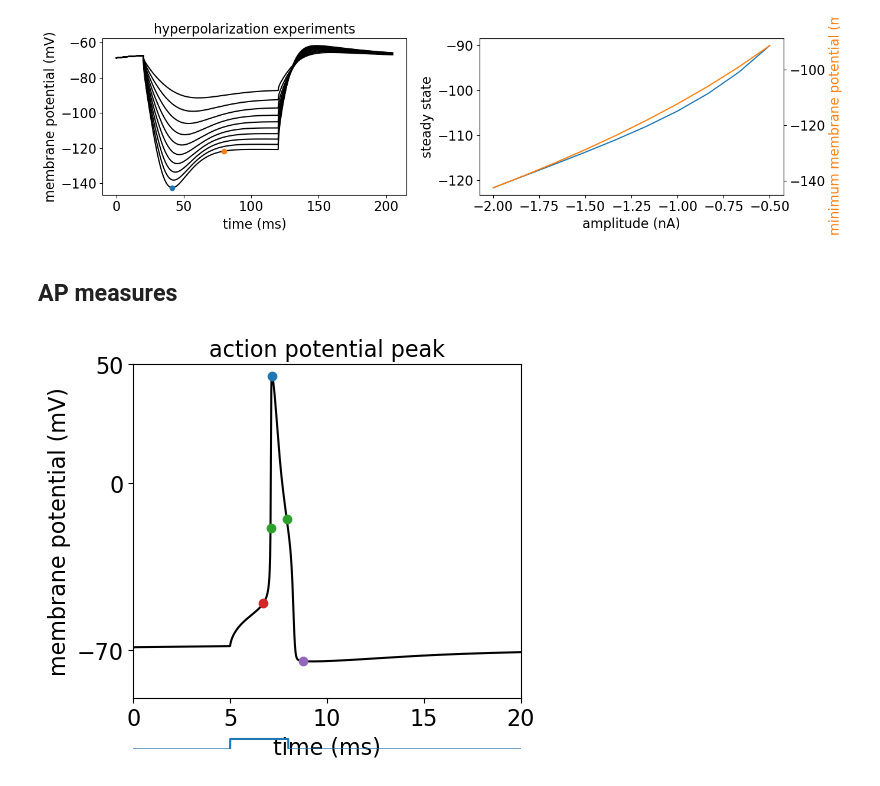
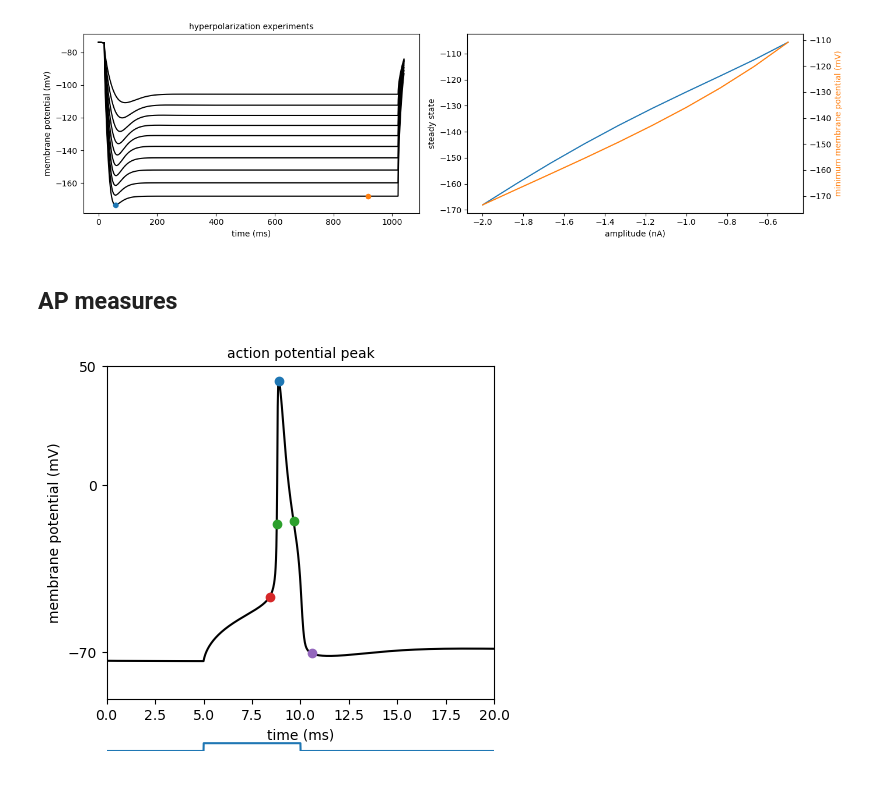
Before and after one commit to jonescompneurolab/hnn-tuning, a Jupyter notebook: new_cells_dev/cells/l23_compare_allensdk.ipynb, the cells around one changed output. Saved outputs shown, nothing was run; the diff lists cells and outputs as text; code cells hidden in the pictures.

```diff
--- a/new_cells_dev/cells/l23_compare_allensdk.ipynb
+++ b/new_cells_dev/cells/l23_compare_allensdk.ipynb
@@ -36,10 +36,10 @@ from hay_mechs_utils import linear_gbar
 
 plt.rcParams['svg.fonttype'] = 'none'
 # Set global font sizes
-plt.rcParams['font.size'] = 16          # Default text size
-plt.rcParams['axes.titlesize'] = 16      # Title size
-plt.rcParams['axes.labelsize'] = 16      # Axis labels (xlabel, ylabel)
-plt.rcParams['xtick.labelsize'] = 16    # X-axis tick labels
-plt.rcParams['ytick.labelsize'] = 16     # Y-axis tick labels
-plt.rcParams['legend.fontsize'] = 16     # Legend text
+plt.rcParams['font.size'] = 10          # Default text size
+plt.rcParams['axes.titlesize'] = 10      # Title size
+plt.rcParams['axes.labelsize'] = 10      # Axis labels (xlabel, ylabel)
+plt.rcParams['xtick.labelsize'] = 10    # X-axis tick labels
+plt.rcParams['ytick.labelsize'] = 10     # Y-axis tick labels
+plt.rcParams['legend.fontsize'] = 10     # Legend text
 # %%
@@ -107,7 +107,7 @@ ephys_measures = dict()
 l2pyr= Cell(sections, cell_tree, cell_type='L2_pyramdial', gid=0)
 
 l2pyr.build()
-l2pyr = mech_class.add_mechs(l2pyr, iascone_model_params)
+l2pyr = mech_class.add_mechs(l2pyr, model_params)
 
 t = h.Vector().record(h._ref_t)
 soma_v = h.Vector().record(l2pyr._nrn_sections['soma'](0.5)._ref_v)
@@ -122,7 +122,7 @@ fig, ax = plt.subplots()
 # RMP
 ephys_measures['RMP'] = soma_v[-3]
 
-ax.plot(t, soma_v)
+ax.plot(t.as_numpy(), soma_v.as_numpy())
 ax.set_ylabel('membrane potential mV')
 ax.set_xlabel('time (ms)')
 
@@ -137,12 +146,12 @@ fig.savefig(os.path.join(figpth, 'RMP_l23.png'))
 l2pyr= Cell(sections, cell_tree, cell_type='L2_pyramdial', gid=0)
 
 l2pyr.build()
-l2pyr = mech_class.add_mechs(l2pyr, iascone_model_params)
+l2pyr = mech_class.add_mechs(l2pyr, model_params)
 
 stim = h.IClamp(l2pyr._nrn_sections['soma'](0.5))
 stim.delay = 20
 stim.dur = 1000
-stim.amp = .9
+stim.amp = .7
 clamp_current = h.Vector().record(stim._ref_i)
 
 t = h.Vector().record(h._ref_t)
@@ -191,7 +204,7 @@ ampl = np.linspace(-2, -.5, 10)
 
 fig, ax = plt.subplots(1,2, figsize = (14, 4))
 
-soma_v = np.zeros((len(ampl),int(1/h.dt*205+1)))
+soma_v = np.zeros((len(ampl),int(1/h.dt*1040+1)))
 peak_heights = np.zeros_like(ampl)
 steady_state = np.zeros_like(ampl)
 min_membr_pot = np.zeros_like(ampl)
@@ -201,11 +214,11 @@ for i,amp in enumerate(ampl):
     l2pyr= Cell(sections, cell_tree, cell_type='L2_pyramdial', gid=0)
 
     l2pyr.build()
-    l2pyr = mech_class.add_mechs(l2pyr, iascone_model_params)
+    l2pyr = mech_class.add_mechs(l2pyr, model_params)
 
     stim = h.IClamp(l2pyr._nrn_sections['soma'](0.5))
     stim.delay = 20
-    stim.dur = 100
+    stim.dur = 1000
     stim.amp = amp
     clamp_current = h.Vector().record(stim._ref_i)
 
@@ -215,41 +228,41 @@ for i,amp in enumerate(ampl):
     h.celsius = 37
     h.dt = 0.01
     h.finitialize()
-    h.continuerun(205 * ms)
+    h.continuerun(1040 * ms)
 
-    steady_idx = np.argmin(np.abs(t-80))
+    steady_idx = np.argmin(np.abs(t-((stim.delay+stim.dur)*0.9)))
     soma_v[i] = soma_voltg.as_numpy()
 
     min_membr_pot[i] = np.min(soma_v[i])
 
     steady_state[i] = soma_v[i][steady_idx]
 
     ax[0].plot(t, soma_voltg, color='k')
     if i == 0:
         ax[0].plot(t[np.argmin(soma_v[i])], min_membr_pot[i], 'o')
         ax[0].plot(t[steady_idx], steady_state[i], 'o')
 
 ax[0].set_ylabel('membrane potential (mV)')
 ax[0].set_xlabel('time (ms)')
 ax[0].set_title('hyperpolarization experiments')
 # ax[0].set_ylim([-190, -50])
 # ax[0].set_yticks(np.arange(-190, -50, 40))
 # ax[0].set_xlim([0, 150])
 # ax[0].set_xticks(np.arange(0, 151, 50))
 ax[1].plot(ampl, steady_state)
 ax[1].set_xlabel('amplitude (nA)')
 ax[1].set_ylabel('steady state')
 ax2 = ax[1].twinx()
 ax2.plot(ampl, min_membr_pot, color='tab:orange')
 ax2.set_ylabel('minimum membrane potential (mV)', color='tab:orange')
 
 fig.tight_layout()
 fig.savefig(figpth+'hyperpolarization.png')
 fig.savefig(figpth+'hyperpolarization.svg')
 
 ephys_measures['sag'] = np.mean((min_membr_pot-steady_state)/min_membr_pot)
 # %% [output]
-[figure, old version]
+[figure, new version]
 # %%
 # Membrane time constant
 def exp_func(t, tau, A, C):
@@ -307,12 +320,12 @@ ephys_measures['tau'] = np.mean(tau_ms)
 l2pyr= Cell(sections, cell_tree, cell_type='L2_pyramdial', gid=0)
 
 l2pyr.build()
-l2pyr = mech_class.add_mechs(l2pyr, iascone_model_params)
+l2pyr = mech_class.add_mechs(l2pyr, model_params)
 
 stim = h.IClamp(l2pyr._nrn_sections['soma'](0.5))
 stim.delay = 5
-stim.dur = 3
-stim.amp = 2
+stim.dur = 5
+stim.amp = 1.5
 clamp_current = h.Vector().record(stim._ref_i)
 
 t = h.Vector().record(h._ref_t)
@@ -408,7 +421,7 @@ ephys_measures['ap_threshold'] = v_soma[ap_thresh_idx]
 fig.savefig(figpth+'ap_measures.png')
 fig.savefig(figpth+'ap_measures.svg')
 # %% [output]
-[figure, old version]
+[figure, new version]
 # %%
 # FR slope
 l_stim = 1000
```
Also changed, not shown: parts of 15 cells of this notebook, 8 other files.
